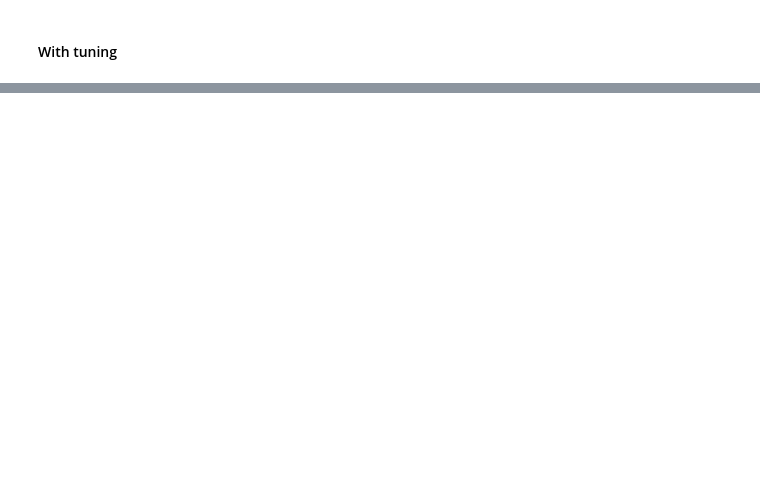
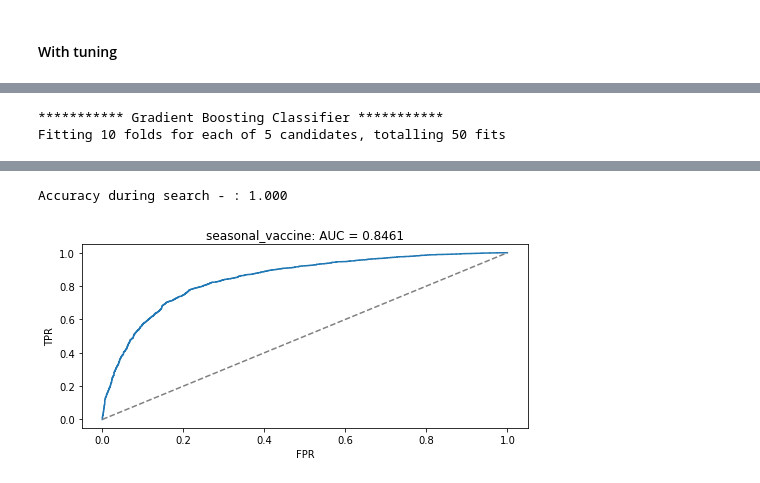
Before and after one commit to harikiran-mudipalli/Flu_Shot_Learning, a Jupyter notebook: Models.ipynb, the cells around one changed output, grey strips where cells are left out. Drawn from its saved outputs; the diff is of its cells as text; code cells hidden in the pictures; blank space fills up the shorter version.

```diff
--- a/Models.ipynb
+++ b/Models.ipynb
@@ -258,0 +251,6 @@ Accuracy - : 0.851
+# %%
+estimator = ModelTune(clean_tf, seasonal).GBC()
+model.fit_and_estimate(clean_tf, seasonal, estimator, label='seasonal_vaccine')
+# %% [output]
+*********** Gradient Boosting Classifier ***********
+Fitting 10 folds for each of 5 candidates, totalling 50 fits
@@ -258,0 +260,2 @@ Accuracy - : 0.851
+Accuracy during search - : 1.000
+[figure, added]
```
Also changed, not shown: parts of 11 cells of this notebook, 3 other files.
